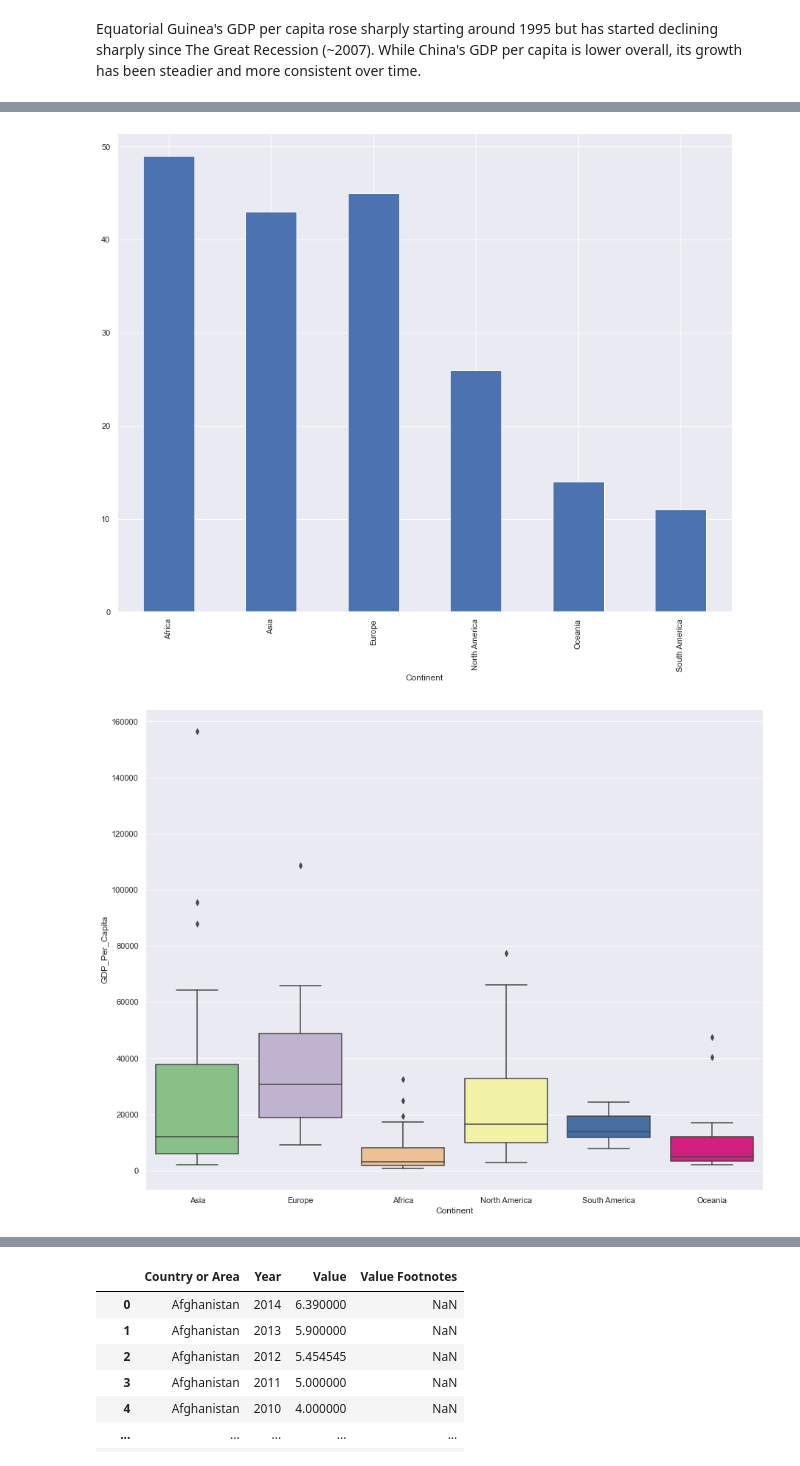
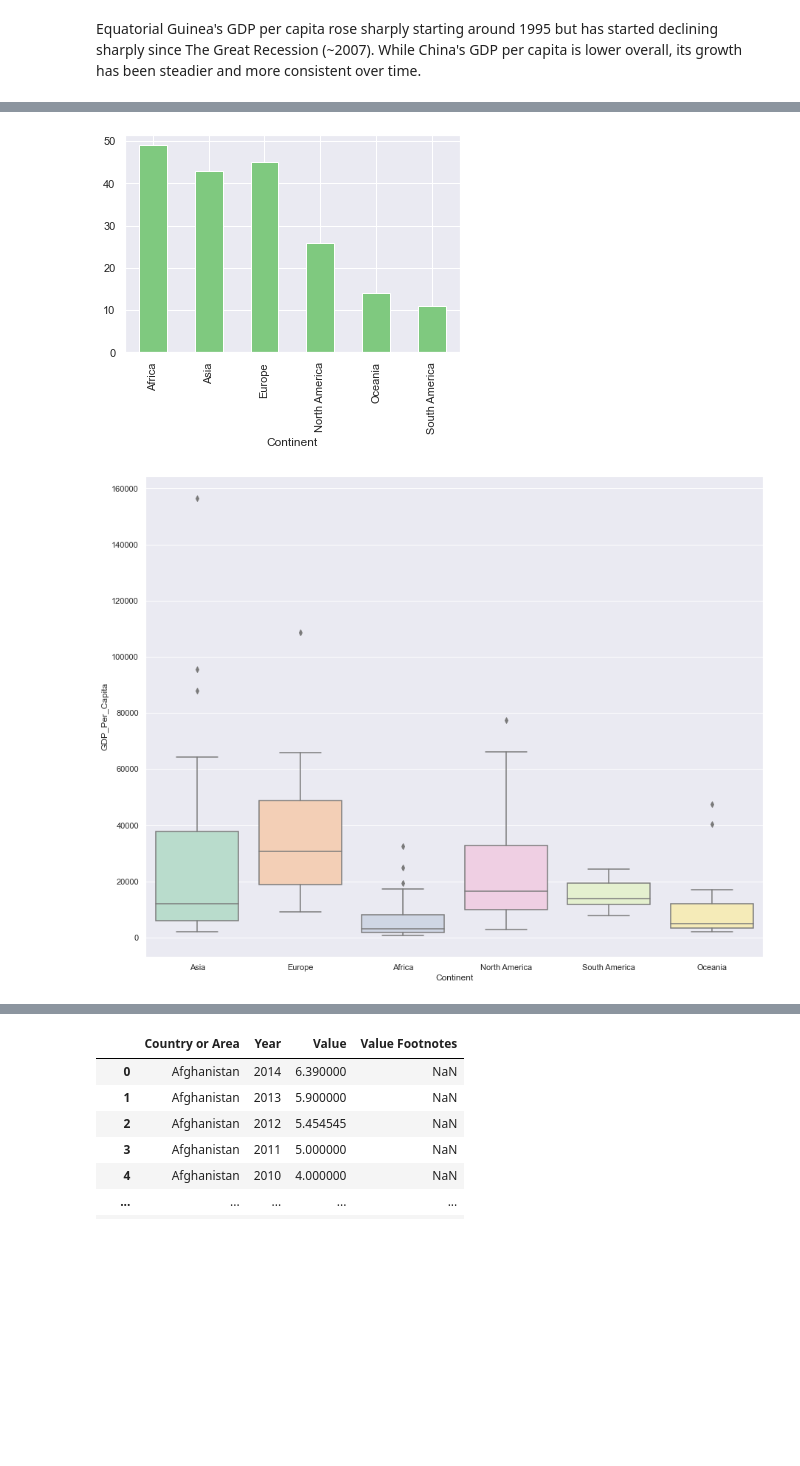
Before and after one commit to nss-data-science-cohort-5/un_exploration-charre2021, a Jupyter notebook: notebooks/UN_Data_Exploration.ipynb, the cells around one changed output, grey strips where cells are left out. Drawn from its saved outputs; the diff is of its cells as text; code cells hidden in the pictures; blank space fills up the shorter version.

```diff
--- a/notebooks/UN_Data_Exploration.ipynb
+++ b/notebooks/UN_Data_Exploration.ipynb
@@ -222,15 +208,16 @@ gdp_df = pd.merge(gdp_df, continents)
 # %%
 # Question 20
 
 no_dupe_countries = gdp_df.drop_duplicates('Country')
-no_dupe_countries.groupby('Continent')['Country'].count().plot(kind = 'bar');
+no_dupe_countries.groupby('Continent')['Country'].count().plot(kind = 'bar', colormap = "Accent");
 # %% [output]
-[figure, old version]
+[figure, new version]
 # %%
 # Question 21
 
-sns.boxplot(x = gdp_df['Continent'], y = gdp_df['GDP_Per_Capita'].loc[gdp_df['Year'] == 2014], palette = 'Accent')
-sns.set(rc={'figure.figsize':(15,12)})
+sns.boxplot(x = gdp_df['Continent'], y = gdp_df['GDP_Per_Capita'].loc[gdp_df['Year'] == 2014], palette = 'Pastel2')
+fig = plt.gcf()
+fig.set_size_inches(15, 12)
 # %% [output]
-[figure, old version]
+[figure, new version]
 # %% [markdown]
```
Also changed, not shown: parts of 27 cells of this notebook.
